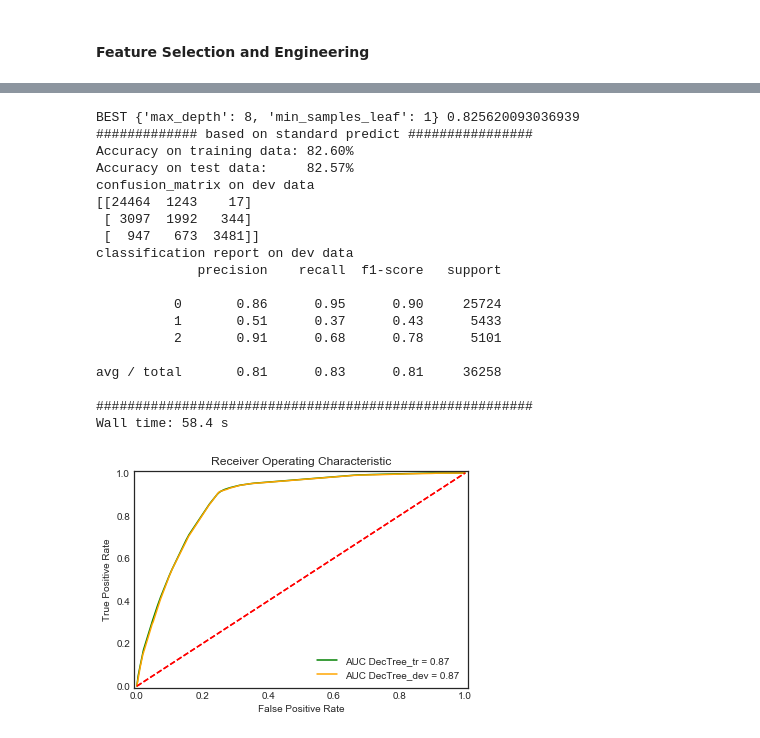
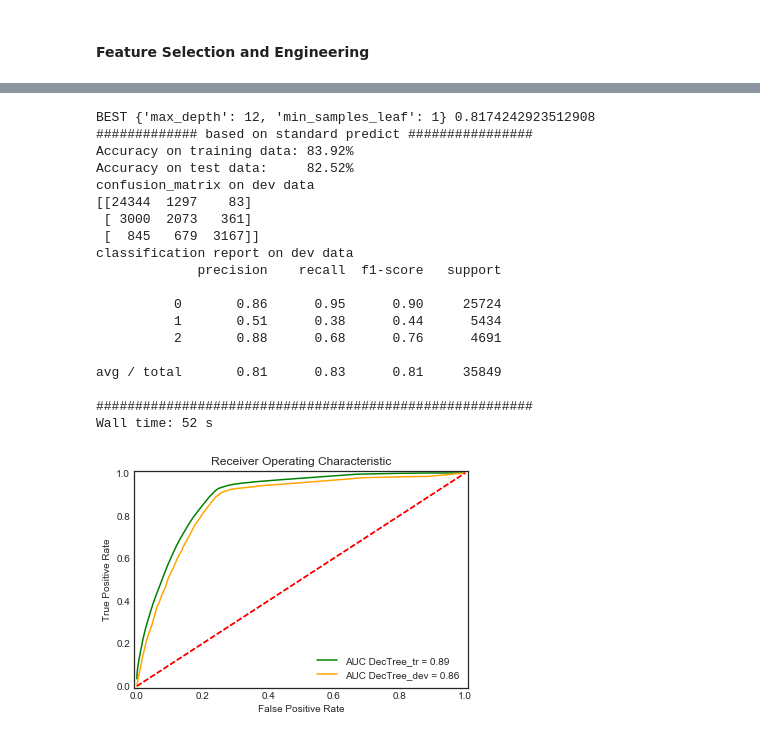
Before and after one commit to aparnack/data_science, a Jupyter notebook: projects/springboard_capstone/code/BuildingPermitSFO.ipynb, the cells around one changed output, grey strips where cells are left out. Saved outputs shown, nothing was run; the diff lists cells and outputs as text; code cells hidden in the pictures.

```diff
--- a/projects/springboard_capstone/code/BuildingPermitSFO.ipynb
+++ b/projects/springboard_capstone/code/BuildingPermitSFO.ipynb
@@ -412,7 +450,8 @@ To validate this, let us, just fill issue date NaNs with today's date and see ho
 # %%
 sfr = sfr.loc[sfr['file_dt'] < 'Oct 1, 2017',:]
 # %%
-sfr['issue_mod'] = sfr['issue_dt'].fillna(datetime.date.today())
+# Fill the NaT in issue date with hypothetical date of data download.
+sfr['issue_mod'] = sfr['issue_dt'].fillna(datetime.date(2018,2,25))
 sfr['time_taken_filled'] = (sfr['issue_mod'] - sfr['file_dt']).dt.days
 # %%
 np.round(sfr.time_taken_filled.describe(),2)
@@ -510,7 +531,5 @@ Dropping of Q4, 2017 makes sure that the permits which are not issued yet have w
 
 In this problem, if permit is not obtained within 3 months, it is unlikely that any business would want to know the likelihood of it coming within next 9 months or 3 months or beyond a year. Instead, if it matters to them, they would follow up. Hence, we would make 3 meaningful classes in time taken target variable, i.e. less than a week, less than 3 months and more than 3 months.
-# %%
-sfr = sfr.loc[sfr['file_dt'] < 'Oct 1, 2017',:]
 # %%
 # Executing the above decisions:
 # Henceforth time_taken is replaced with time_taken_filled
@@ -922,6 +936,3 @@ The conditions for doing ANOVA test:
 + The variability across the groups is about equal (and use graphical diagnostics to check if these conditions are met.): Without graphical diagnostics, it is evident from the "std" column that variability is not met.
 [Conditions required for ANOVA test](https://www.coursera.org/learn/inferential-statistics-intro/supplement/ctr7d/lesson-learning-objectives)* are not satisfied. Hence we can not conduct ANOVA test for comparing means average time across permit types.
 * : You might need to login and enroll into the course to access the link
-# %%
-sfr = sfr.loc[sfr['location'] != (0, 0),:]
-sfr.info()
@@ -1133,6 +1159,8 @@ def convert_bin_categories(y) :
 # Use label_binarize to be multi-label like settings
 # %% [markdown]
 #### Feature Selection and Engineering
+# %%
+sfr = sfr.loc[sfr.location != (0,0),:]
 # %%
 sfr = sfr.assign(longitude=sfr.location.apply(lambda x:x[0]))
 sfr = sfr.assign(latitude=sfr.location.apply(lambda x: x[1]))
@@ -1210,26 +1256,26 @@ X['prop_const_type'] = X['prop_const_type'].astype('category').cat.codes
 Xtr,Xdev,Xte,ytr,ydev,yte = pre_process_Xy(X,y)
 # %%
 %%time
-parameters = {"max_depth": [5,6,8,12,14], 'min_samples_leaf': [1,2,4,6]}
-tr,auctr1,auctr2,=do_classify(DecisionTreeClassifier(min_weight_fraction_leaf=0.001), parameters, Xtr,ytr,Xdev,ydev, score_func=None, n_folds=5, n_jobs=2,model_name='DecTree',label=1,prob_dec=1)
+parameters = {"max_depth": [6,8,12,14], 'min_samples_leaf': [1,2,4,6]}
+tr,auctr1,auctr2,=do_classify(DecisionTreeClassifier(), parameters, Xtr,ytr,Xdev,ydev, score_func='f1_weighted', n_folds=5, n_jobs=2,model_name='DecTree',label=1,prob_dec=1)
 # %% [output]
-BEST {'max_depth': 8, 'min_samples_leaf': 1} 0.825620093036939
+BEST {'max_depth': 12, 'min_samples_leaf': 1} 0.8174242923512908
 ############# based on standard predict ################
-Accuracy on training data: 82.60%
-Accuracy on test data:     82.57%
+Accuracy on training data: 83.92%
+Accuracy on test data:     82.52%
 confusion_matrix on dev data
-[[24464  1243    17]
- [ 3097  1992   344]
- [  947   673  3481]]
+[[24344  1297    83]
+ [ 3000  2073   361]
+ [  845   679  3167]]
 classification report on dev data
              precision    recall  f1-score   support
 
           0       0.86      0.95      0.90     25724
-          1       0.51      0.37      0.43      5433
-          2       0.91      0.68      0.78      5101
+          1       0.51      0.38      0.44      5434
+          2       0.88      0.68      0.76      4691
 
-avg / total       0.81      0.83      0.81     36258
+avg / total       0.81      0.83      0.81     35849
 
 ########################################################
-Wall time: 58.4 s
+Wall time: 52 s
-[figure, old version]
+[figure, new version]
```
Also changed, not shown: parts of 77 cells of this notebook.
